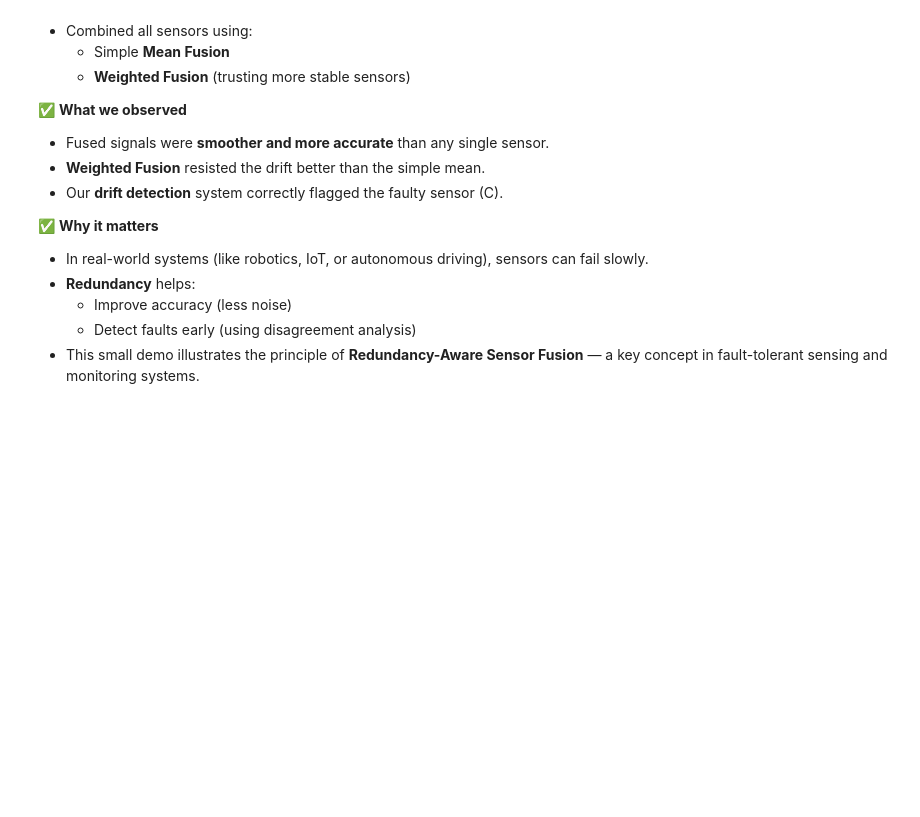
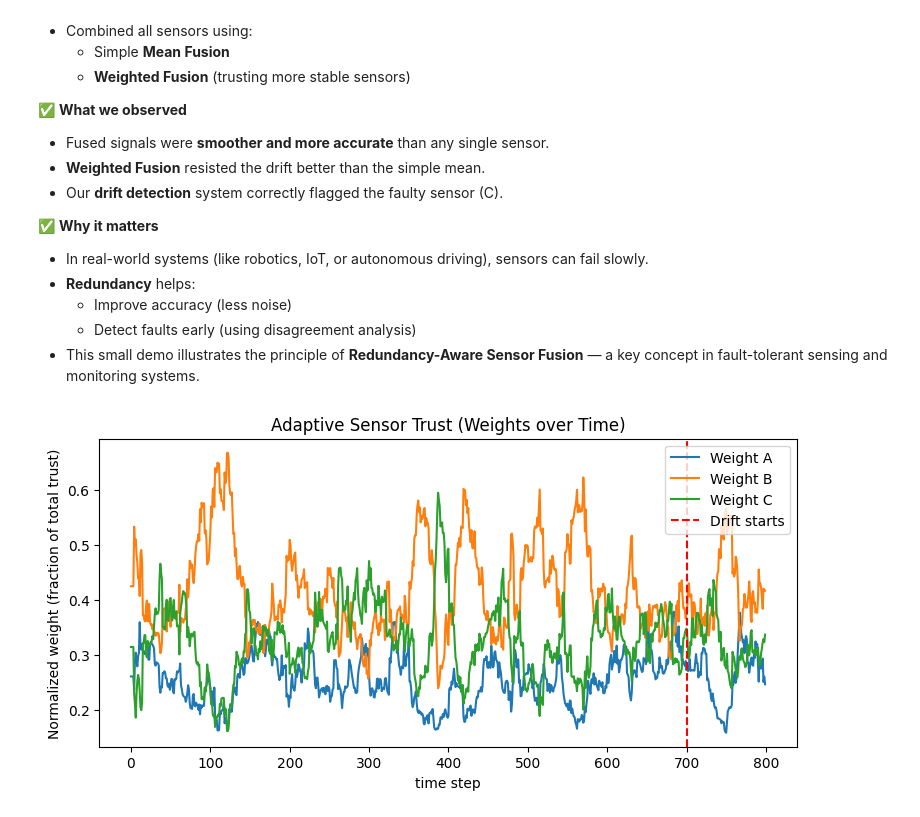
Before and after one commit to kalidasan-2001/redundancy-aware-sensor-fusion, a Jupyter notebook: redundancy_sensor_fusion.ipynb, the cells around one changed output. Cells and saved outputs as stored; diff of their text form; code cells hidden in the pictures; blank space fills up the shorter version.

```diff
--- a/redundancy_sensor_fusion.ipynb
+++ b/redundancy_sensor_fusion.ipynb
@@ -295,3 +295,18 @@ display(rmse_table)
   - Improve accuracy (less noise)
   - Detect faults early (using disagreement analysis)
 - This small demo illustrates the principle of **Redundancy-Aware Sensor Fusion** — a key concept in fault-tolerant sensing and monitoring systems.
+# %%
+# Step 7: Visualize adaptive sensor weights over time
+
+plt.figure(figsize=(9, 4))
+plt.plot(data.t, wA / (wA + wB + wC), label="Weight A")
+plt.plot(data.t, wB / (wA + wB + wC), label="Weight B")
+plt.plot(data.t, wC / (wA + wB + wC), label="Weight C")
+plt.axvline(x=700, linestyle="--", color="red", label="Drift starts")
+plt.legend()
+plt.title("Adaptive Sensor Trust (Weights over Time)")
+plt.xlabel("time step")
+plt.ylabel("Normalized weight (fraction of total trust)")
+plt.show()
+# %% [output]
+[figure, added]
```
Also changed, not shown: parts of 3 cells of this notebook.
